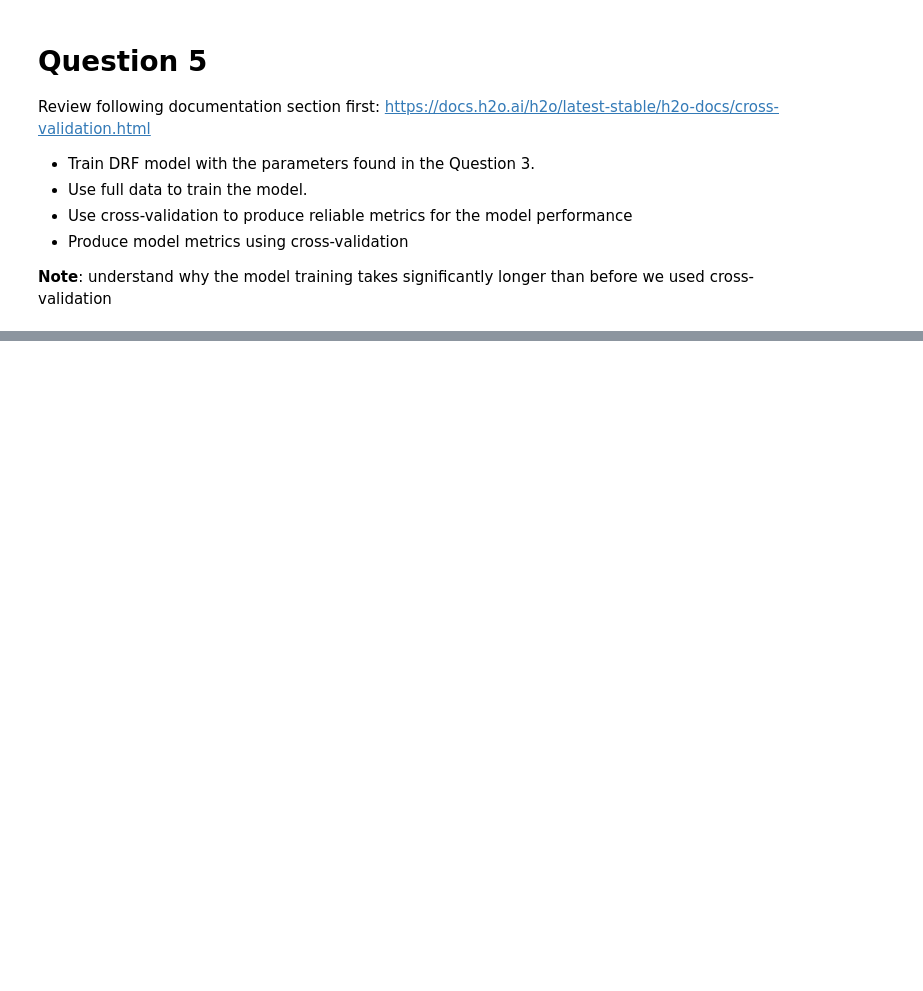
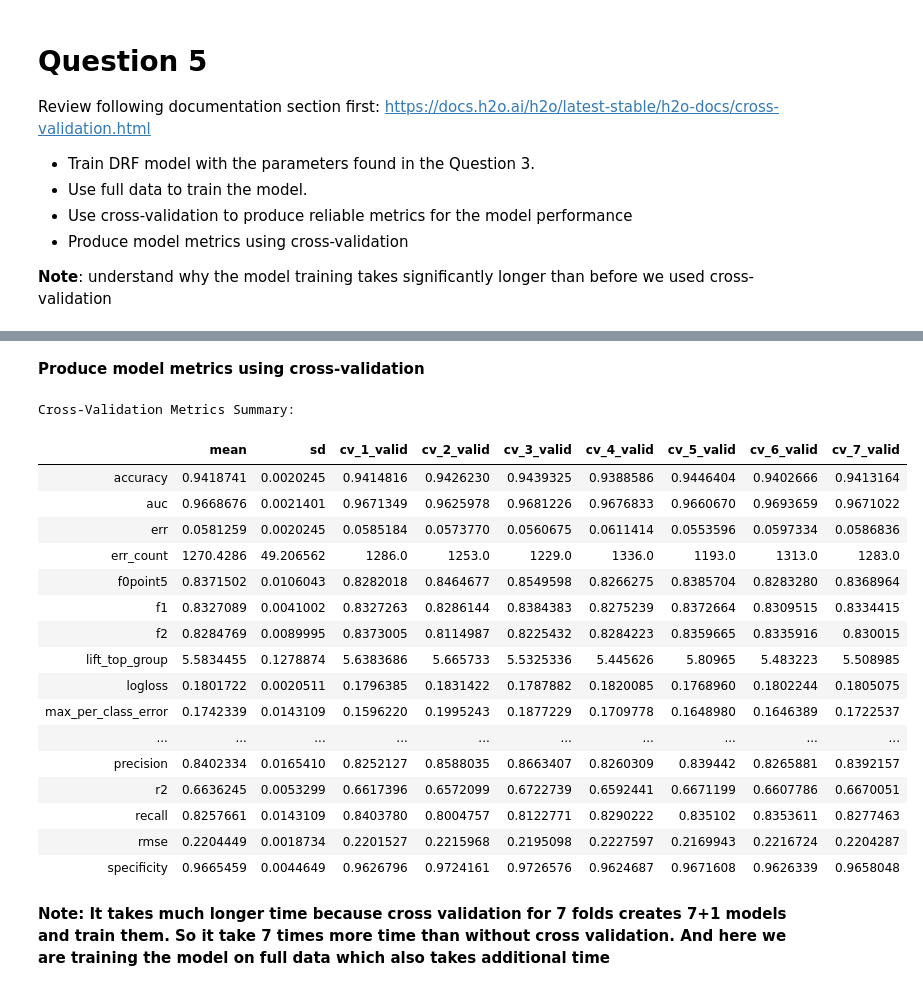
Before and after one commit to revanthmadasu/machine-learning, a Jupyter notebook: Lab_6_Template(1)_2.ipynb, the cells around one changed output, grey strips where cells are left out. Saved outputs shown, nothing was run; the diff lists cells and outputs as text; code cells hidden in the pictures; blank space fills up the shorter version.

```diff
--- a/Lab_6_Template(1)_2.ipynb
+++ b/Lab_6_Template(1)_2.ipynb
@@ -383,0 +576,7 @@ Use best model parameters from the GridSearch in question #3. Train new model as
+# %%
+combined = train.rbind(valid)
+drf_4 = H2ORandomForestEstimator(nfolds=0,seed=123, balance_classes=False, mtries=-2, ntrees=59, sample_rate=0.7, col_sample_rate_per_tree=0.8, max_depth = 15)
+drf_4.train(x=predictors,
+            y=response_col,
+            training_frame=combined)
+model4_summary = drf_4.summary()
@@ -394,0 +628,15 @@ Review following documentation section first: https://docs.h2o.ai/h2o/latest-sta
+# %%
+all_data = train.rbind(valid).rbind(test)
+drf_5 = H2ORandomForestEstimator(nfolds=7,
+                                 seed=123,
+                                 balance_classes=False,
+                                 mtries=-2,
+                                 ntrees=59,
+                                 sample_rate=0.7,
+                                 col_sample_rate_per_tree=0.8,
+                                 max_depth = 15,
+                                 keep_cross_validation_models = True)
+trained_model = drf_5.train(x=predictors,
+            y=response_col,
+            training_frame=combined)
+drf_5.summary()
@@ -394,0 +648,26 @@ Review following documentation section first: https://docs.h2o.ai/h2o/latest-sta
+# %% [markdown]
+**Produce model metrics using cross-validation**
+# %%
+cv_metrics = drf_5.cross_validation_metrics_summary()
+cv_metrics
+# %% [output]
+Cross-Validation Metrics Summary:
+|  | mean | sd | cv_1_valid | cv_2_valid | cv_3_valid | cv_4_valid | cv_5_valid | cv_6_valid | cv_7_valid |
+| accuracy | 0.9418741 | 0.0020245 | 0.9414816 | 0.9426230 | 0.9439325 | 0.9388586 | 0.9446404 | 0.9402666 | 0.9413164 |
+| auc | 0.9668676 | 0.0021401 | 0.9671349 | 0.9625978 | 0.9681226 | 0.9676833 | 0.9660670 | 0.9693659 | 0.9671022 |
+| err | 0.0581259 | 0.0020245 | 0.0585184 | 0.0573770 | 0.0560675 | 0.0611414 | 0.0553596 | 0.0597334 | 0.0586836 |
+| err_count | 1270.4286 | 49.206562 | 1286.0 | 1253.0 | 1229.0 | 1336.0 | 1193.0 | 1313.0 | 1283.0 |
+| f0point5 | 0.8371502 | 0.0106043 | 0.8282018 | 0.8464677 | 0.8549598 | 0.8266275 | 0.8385704 | 0.8283280 | 0.8368964 |
+| f1 | 0.8327089 | 0.0041002 | 0.8327263 | 0.8286144 | 0.8384383 | 0.8275239 | 0.8372664 | 0.8309515 | 0.8334415 |
+| f2 | 0.8284769 | 0.0089995 | 0.8373005 | 0.8114987 | 0.8225432 | 0.8284223 | 0.8359665 | 0.8335916 | 0.830015 |
+| lift_top_group | 5.5834455 | 0.1278874 | 5.6383686 | 5.665733 | 5.5325336 | 5.445626 | 5.80965 | 5.483223 | 5.508985 |
+| logloss | 0.1801722 | 0.0020511 | 0.1796385 | 0.1831422 | 0.1787882 | 0.1820085 | 0.1768960 | 0.1802244 | 0.1805075 |
+| max_per_class_error | 0.1742339 | 0.0143109 | 0.1596220 | 0.1995243 | 0.1877229 | 0.1709778 | 0.1648980 | 0.1646389 | 0.1722537 |
+| ... | ... | ... | ... | ... | ... | ... | ... | ... | ... |
+| precision | 0.8402334 | 0.0165410 | 0.8252127 | 0.8588035 | 0.8663407 | 0.8260309 | 0.839442 | 0.8265881 | 0.8392157 |
+| r2 | 0.6636245 | 0.0053299 | 0.6617396 | 0.6572099 | 0.6722739 | 0.6592441 | 0.6671199 | 0.6607786 | 0.6670051 |
+| recall | 0.8257661 | 0.0143109 | 0.8403780 | 0.8004757 | 0.8122771 | 0.8290222 | 0.835102 | 0.8353611 | 0.8277463 |
+| rmse | 0.2204449 | 0.0018734 | 0.2201527 | 0.2215968 | 0.2195098 | 0.2227597 | 0.2169943 | 0.2216724 | 0.2204287 |
+| specificity | 0.9665459 | 0.0044649 | 0.9626796 | 0.9724161 | 0.9726576 | 0.9624687 | 0.9671608 | 0.9626339 | 0.9658048 |
+# %% [markdown]
+**Note: It takes much longer time because cross validation for 7 folds creates 7+1 models and train them. So it take 7 times more time than without cross validation. And here we are training the model on full data which also takes additional time**
```
Also changed, not shown: parts of 34 cells of this notebook.
